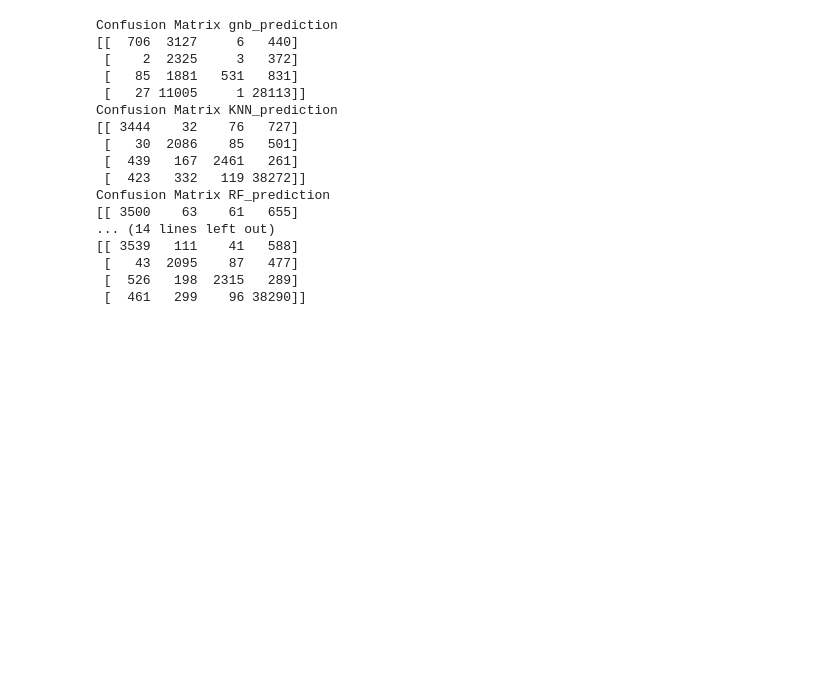
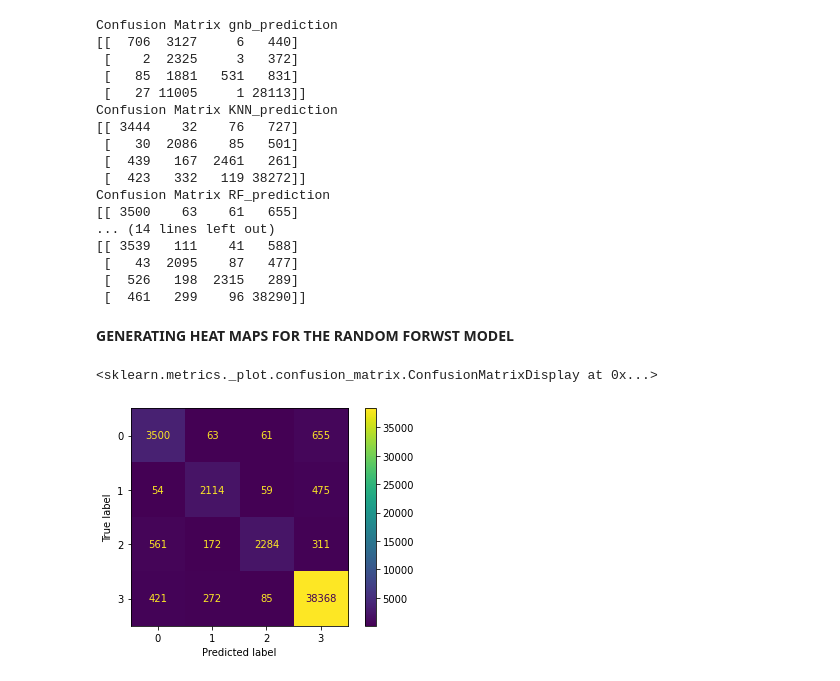
Before and after one commit to sumaiyababar/Agentless-Security-Approach-For-Iot-Devices, a Jupyter notebook: FeautureSelectionFYP.ipynb, the cells around one changed output. Saved outputs shown, nothing was run; the diff lists cells and outputs as text; code cells hidden in the pictures; blank space fills up the shorter version.

```diff
--- a/FeautureSelectionFYP.ipynb
+++ b/FeautureSelectionFYP.ipynb
@@ -331,3 +323,14 @@ Confusion Matrix RF_prediction
  [   43  2095    87   477]
  [  526   198  2315   289]
  [  461   299    96 38290]]
+# %% [markdown]
+**GENERATING HEAT MAPS FOR THE RANDOM FORWST MODEL**
+# %%
+cm=confusion_matrix(y_test,RF_prediction)
+# %%
+cmd_object=ConfusionMatrixDisplay(cm)
+# %%
+cmd_object.plot()
+# %% [output]
+<sklearn.metrics._plot.confusion_matrix.ConfusionMatrixDisplay at 0x...>
+[figure, added]
```
Also changed, not shown: parts of 6 cells of this notebook.
